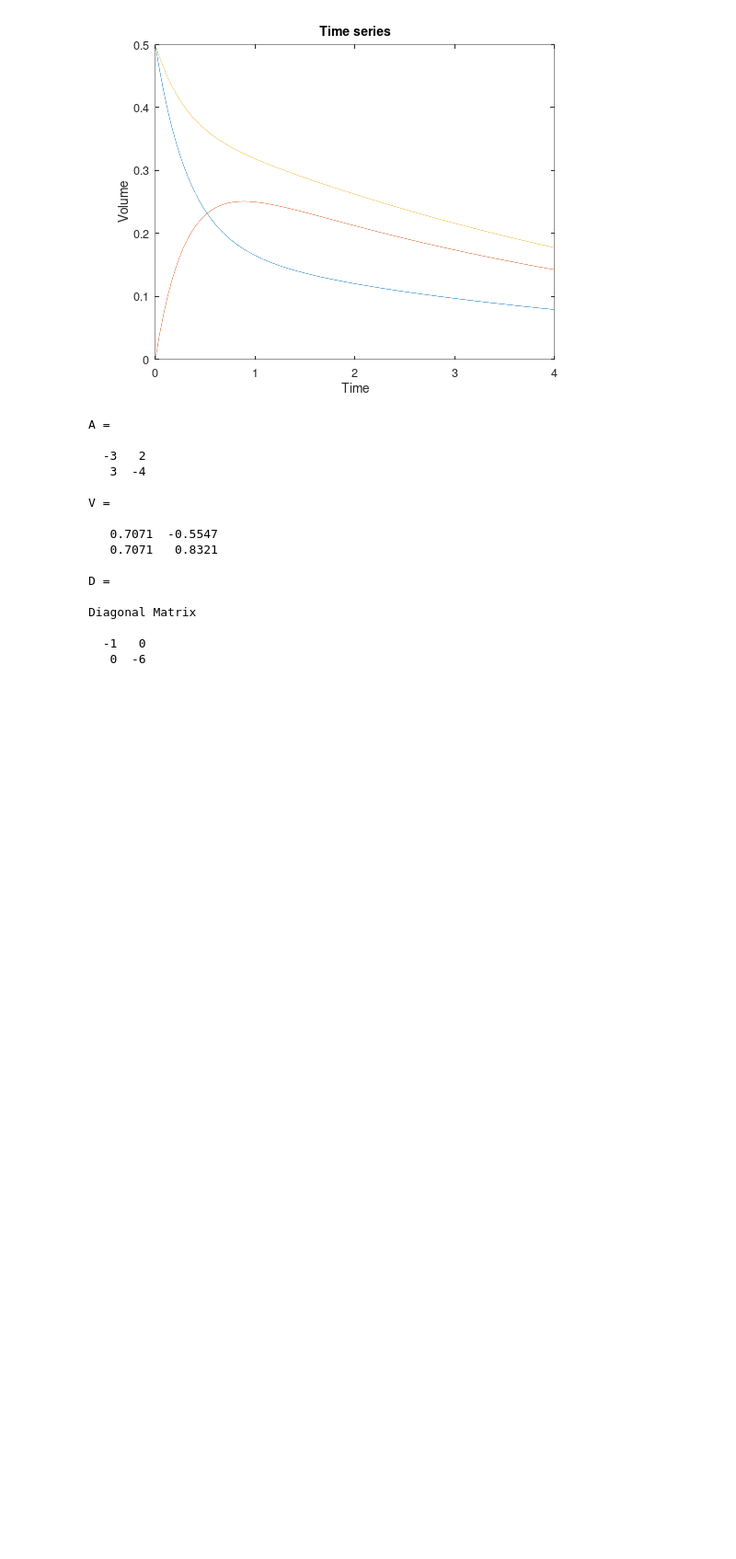
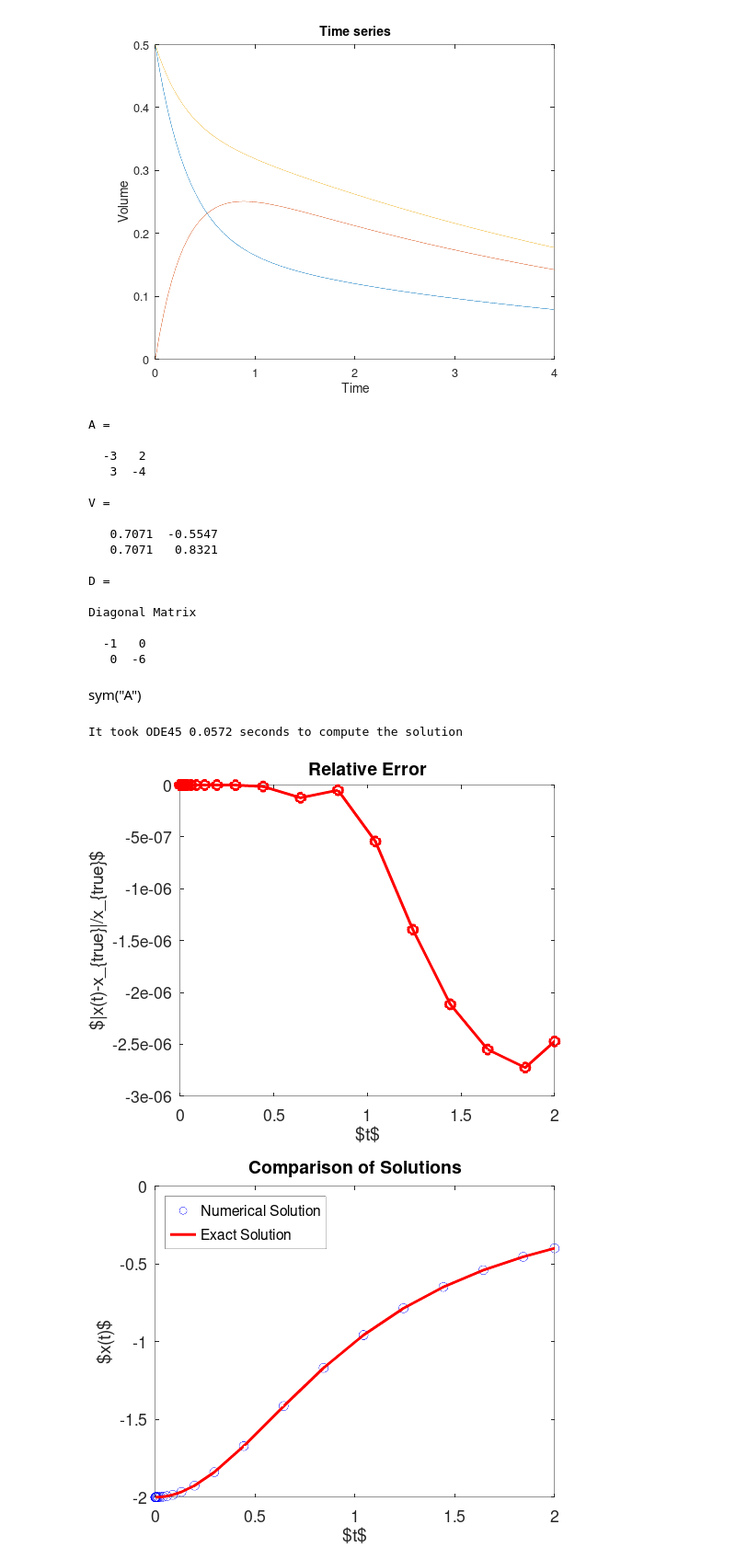
Before and after one commit to kiril-chilingarashvili/diff-equations-3, a Jupyter notebook: 3-octave.ipynb, the cells around one changed output. Shown: that part at 92% size. Drawn from its saved outputs; the diff is of its cells as text; code cells hidden in the pictures; blank space fills up the shorter version.

```diff
--- a/3-octave.ipynb
+++ b/3-octave.ipynb
@@ -262,3 +262,5 @@ Diagonal Matrix
 
   -1   0
    0  -6
+# %% [markdown]
+sym("A")
@@ -264,0 +290,31 @@ Diagonal Matrix
+# %%
+%Numerically solve DE and time how long it takes
+x0 = -2;                              %The initial condition, x(0)
+tspan = [0,2];                        %The time interval, tspan
+tic;                                  %Start timer
+[t,x] = ode45(@(t,x) t*x^2,tspan,x0); %Use ODE45 to compute numerical solution
+timeElapsed = toc;                    %Stop timer
+disp(['It took ODE45 ',num2str(timeElapsed,3), ' seconds to compute the solution']);
+
+%Enter analytic solution
+xTrue = -2./(1+t.^2);
+
+%Plot results
+%You do not need to edit any of the code below which creates the plots for you.
+figure(1)
+plot(t,x,'bo','markersize',10); hold on;
+plot(t,xTrue,'r','linewidth',3);
+legend('Numerical Solution','Exact Solution','location','northwest');
+xlabel('$t$','interpreter','latex'); ylabel('$x(t)$','interpreter','latex')
+title('Comparison of Solutions','interpreter','latex')
+set(gca,'fontsize',25)
+
+figure(2)
+plot(t,abs(x-xTrue)./xTrue,'ro-','linewidth',3,'markersize',10);
+xlabel('$t$','interpreter','latex'); ylabel('$|x(t)-x_{true}|/x_{true}$','interpreter','latex')
+title('Relative Error','interpreter','latex')
+set(gca,'fontsize',25)
+# %% [output]
+It took ODE45 0.0572 seconds to compute the solution
+[figure, added]
+[figure, added]
```
Also changed, not shown: parts of 2 cells of this notebook.
